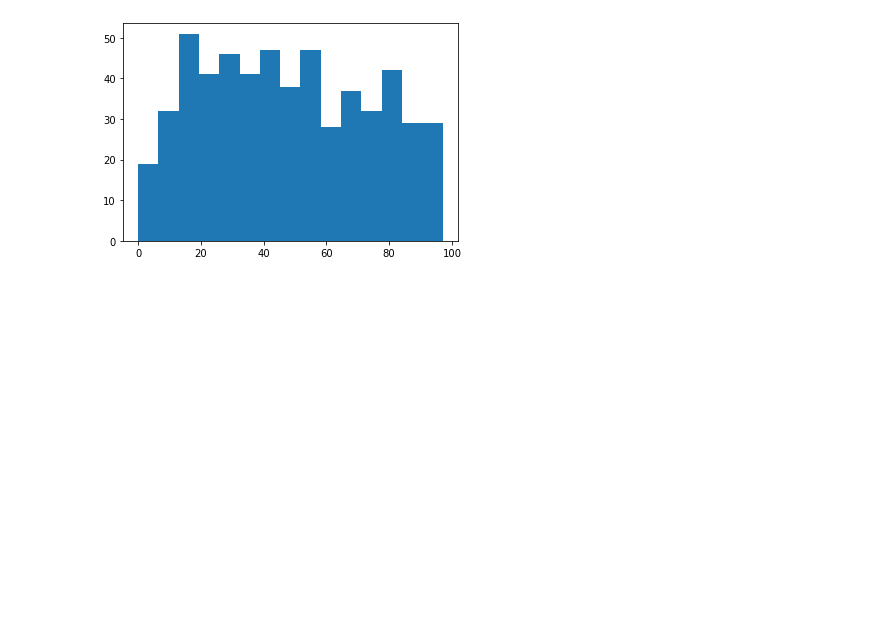
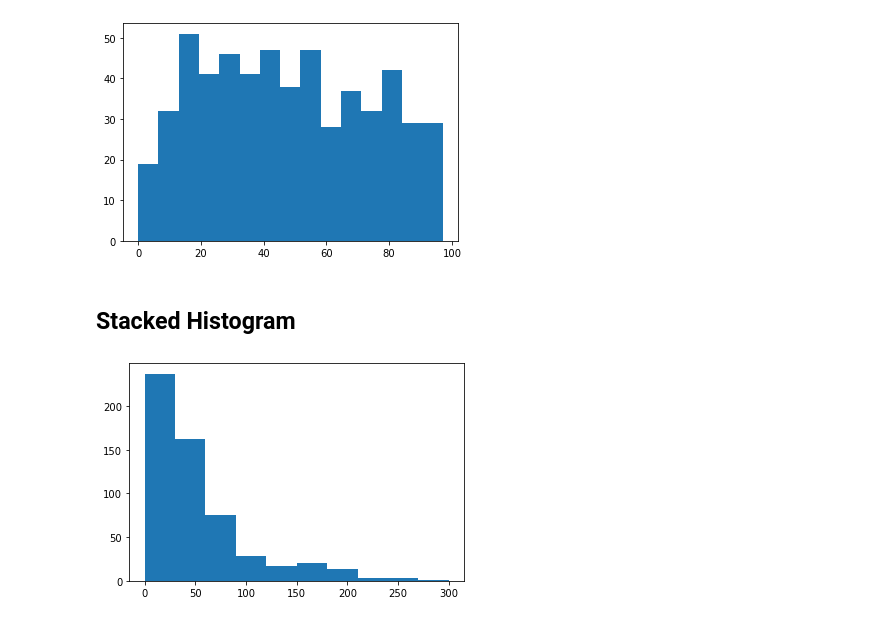
Before and after one commit to Abdullah-ICT-14/Python, a Jupyter notebook: Advanced Visualization/Advanced Visualization.ipynb, the cells around one changed output. Cells and saved outputs as stored; diff of their text form; code cells hidden in the pictures; blank space fills up the shorter version.

Commit message:
Stacked Histogram

```diff
--- a/Advanced Visualization/Advanced Visualization.ipynb
+++ b/Advanced Visualization/Advanced Visualization.ipynb
@@ -168,3 +168,10 @@ h2=plt.hist(df.AudienceRating,bins=15)
 h2=plt.hist(df.CriticRating,bins=15)
 # %% [output]
 [figure]
+# %% [markdown]
+## Stacked Histogram
+# %%
+plt.hist(df.BudgetMillions)
+plt.show()
+# %% [output]
+[figure, added]
```
Also changed, not shown: parts of 6 cells of this notebook.
